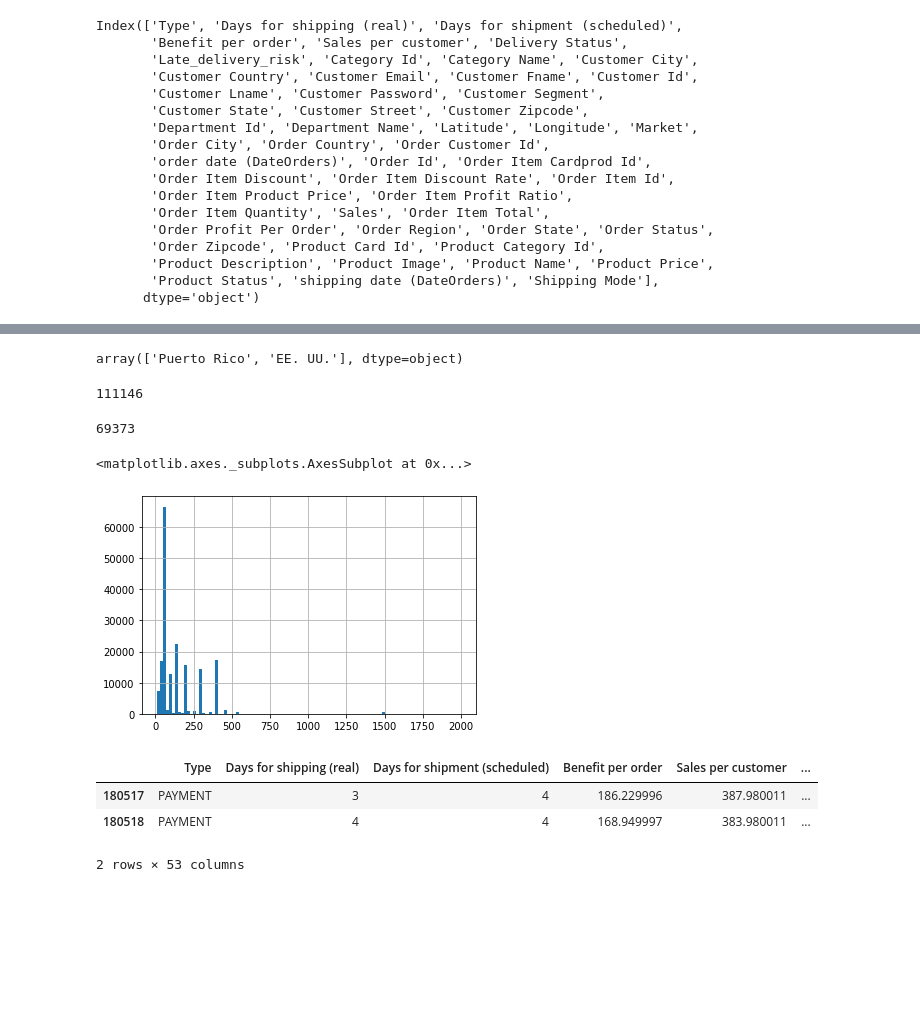
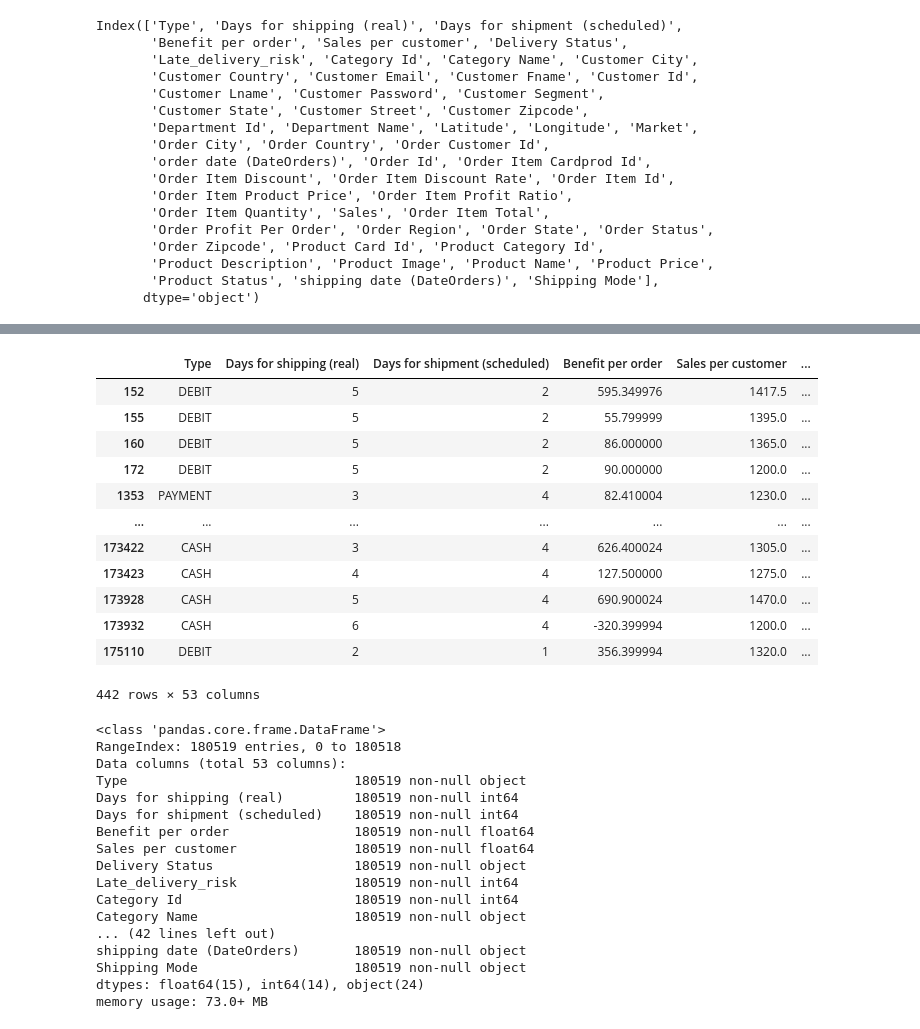
Before and after one commit to francisco-avalos/UCLA-Stats-404-W20, a Jupyter notebook: HW2-EDA.ipynb, the cells around one changed output, grey strips where cells are left out. Cells and saved outputs as stored; diff of their text form; code cells hidden in the pictures; blank space fills up the shorter version.

Commit message:
Subsetting data

```diff
--- a/HW2-EDA.ipynb
+++ b/HW2-EDA.ipynb
@@ -29,7 +29,7 @@ Index(['Type', 'Days for shipping (real)', 'Days for shipment (scheduled)',
 # data.shape # dimension of my dataset 180519, 53
 # data['Type'].values
 # data.head()
-# pd.options.display.max_columns=60 # this allows me to view all the columns, instead of seeing a ... between them
+pd.options.display.max_columns=60 # this allows me to view all the columns, instead of seeing a ... between them
 # data.head
 # %%
 # data.describe()
@@ -71,25 +39,40 @@ Payment:
-# %%
-data['Customer Country'].unique()
-# %% [output]
-array(['Puerto Rico', 'EE. UU.'], dtype=object)
-# %%
-data['Customer Country'][data['Customer Country']=='EE. UU.'].count()
-# %% [output]
-111146
-# %%
-data['Customer Country'][data['Customer Country']=='Puerto Rico'].count()
-# %% [output]
-69373
-# %%
-%matplotlib inline
-data['Product Price'].hist(bins=100)
-# %% [output]
-<matplotlib.axes._subplots.AxesSubplot at 0x...>
-[figure, removed]
-# %%
-data.tail(2)
-# %% [output]
-|  | Type | Days for shipping (real) | Days for shipment (scheduled) | Benefit per order | Sales per customer | ... |
-| 180517 | PAYMENT | 3 | 4 | 186.229996 | 387.980011 | ... |
-| 180518 | PAYMENT | 4 | 4 | 168.949997 | 383.980011 | ... |
-2 rows × 53 columns
+# %%
+# data['Product Name'].unique()
+data[data['Product Name']=='Dell Laptop']
+# %% [output]
+|  | Type | Days for shipping (real) | Days for shipment (scheduled) | Benefit per order | Sales per customer | ... |
+| 152 | DEBIT | 5 | 2 | 595.349976 | 1417.5 | ... |
+| 155 | DEBIT | 5 | 2 | 55.799999 | 1395.0 | ... |
+| 160 | DEBIT | 5 | 2 | 86.000000 | 1365.0 | ... |
+| 172 | DEBIT | 5 | 2 | 90.000000 | 1200.0 | ... |
+| 1353 | PAYMENT | 3 | 4 | 82.410004 | 1230.0 | ... |
+| ... | ... | ... | ... | ... | ... | ... |
+| 173422 | CASH | 3 | 4 | 626.400024 | 1305.0 | ... |
+| 173423 | CASH | 4 | 4 | 127.500000 | 1275.0 | ... |
+| 173928 | CASH | 5 | 4 | 690.900024 | 1470.0 | ... |
+| 173932 | CASH | 6 | 4 | -320.399994 | 1200.0 | ... |
+| 175110 | DEBIT | 2 | 1 | 356.399994 | 1320.0 | ... |
+442 rows × 53 columns
+# %%
+data.info()
+# data['product']
+
+# Order Zip Code has a few NULL values and 'Product Description' is all NULL values.
+# %% [output]
+<class 'pandas.core.frame.DataFrame'>
+RangeIndex: 180519 entries, 0 to 180518
+Data columns (total 53 columns):
+Type                             180519 non-null object
+Days for shipping (real)         180519 non-null int64
+Days for shipment (scheduled)    180519 non-null int64
+Benefit per order                180519 non-null float64
+Sales per customer               180519 non-null float64
+Delivery Status                  180519 non-null object
+Late_delivery_risk               180519 non-null int64
+Category Id                      180519 non-null int64
+Category Name                    180519 non-null object
+... (42 lines left out)
+shipping date (DateOrders)       180519 non-null object
+Shipping Mode                    180519 non-null object
+dtypes: float64(15), int64(14), object(24)
+memory usage: 73.0+ MB
```
Also changed, not shown: parts of 8 cells of this notebook.
